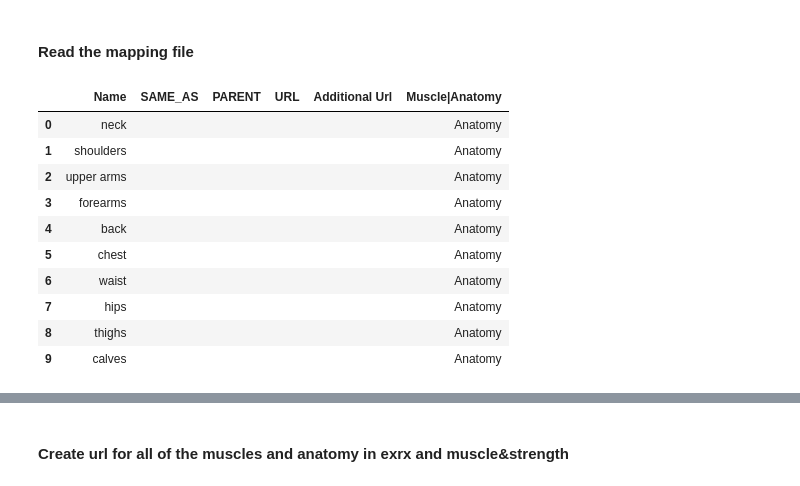
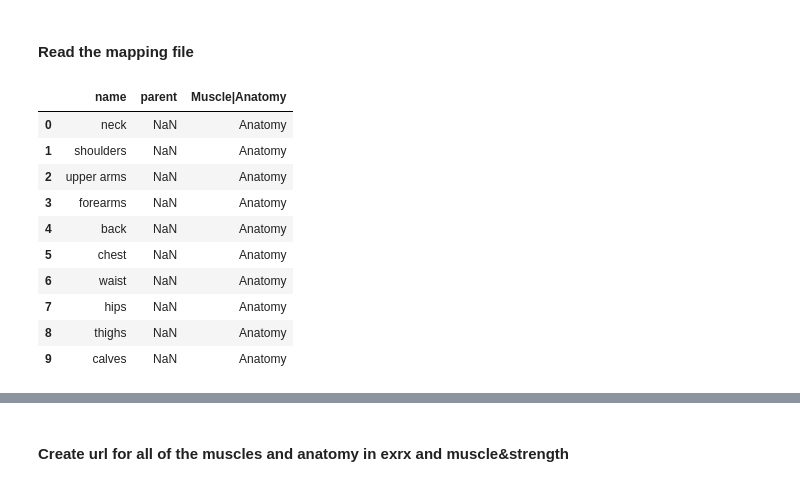
Before and after one commit to imdaredevil/fitness_kg, a Jupyter notebook: Entity Linking/Entity Linking.ipynb, the cells around one changed output, grey strips where cells are left out. Drawn from its saved outputs; the diff is of its cells as text; code cells hidden in the pictures.

Commit message:
Improved the mapping fixed issues in yoga mapping

```diff
--- a/Entity Linking/Entity Linking.ipynb
+++ b/Entity Linking/Entity Linking.ipynb
@@ -731,18 +1047,18 @@ writer.close()
 # %% [markdown]
 #### Read the mapping file
 # %%
-grouping_file = pd.read_excel("Mapping/mapping_master.xlsx", sheet_name = "Muscle&Anatomy")
-grouping_file.fillna("", inplace = True)
+grouping_file = pd.read_excel("Mapping/new_mapping_master.xlsx", sheet_name = "Muscle&Anatomy")
+# grouping_file.fillna("", inplace = True)
 grouping_file.head(10)
 # %% [output]
-|  | Name | SAME_AS | PARENT | URL | Additional Url | Muscle|Anatomy |
-| 0 | neck |  |  |  |  | Anatomy |
-| 1 | shoulders |  |  |  |  | Anatomy |
-| 2 | upper arms |  |  |  |  | Anatomy |
-| 3 | forearms |  |  |  |  | Anatomy |
-| 4 | back |  |  |  |  | Anatomy |
-| 5 | chest |  |  |  |  | Anatomy |
-| 6 | waist |  |  |  |  | Anatomy |
-| 7 | hips |  |  |  |  | Anatomy |
-| 8 | thighs |  |  |  |  | Anatomy |
-| 9 | calves |  |  |  |  | Anatomy |
+|  | name | parent | Muscle|Anatomy |
+| 0 | neck | NaN | Anatomy |
+| 1 | shoulders | NaN | Anatomy |
+| 2 | upper arms | NaN | Anatomy |
+| 3 | forearms | NaN | Anatomy |
+| 4 | back | NaN | Anatomy |
+| 5 | chest | NaN | Anatomy |
+| 6 | waist | NaN | Anatomy |
+| 7 | hips | NaN | Anatomy |
+| 8 | thighs | NaN | Anatomy |
+| 9 | calves | NaN | Anatomy |
```
Also changed, not shown: parts of 296 cells of this notebook, 14 other files.
